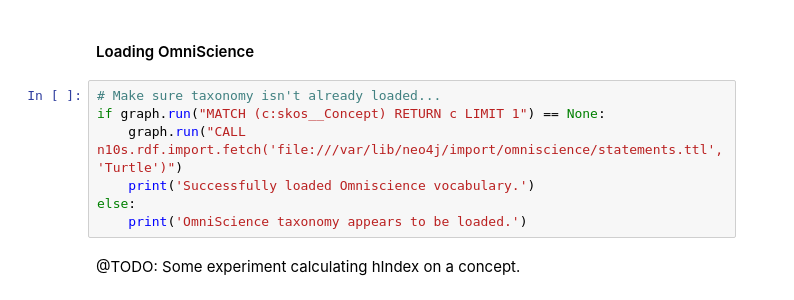
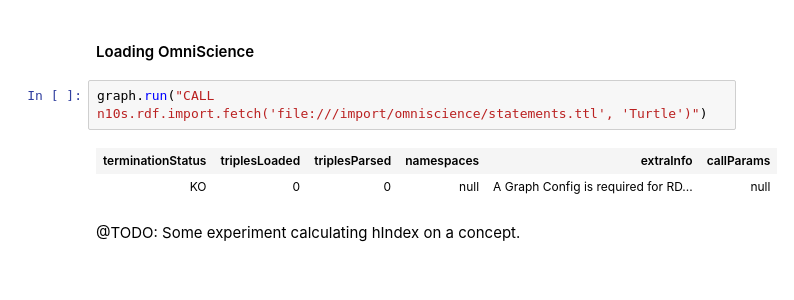
Before and after one commit to n-whitehead/kd-graph-playground, a Jupyter notebook: jupyter-lab/notebooks/0_Introduction_Graph_Setup.ipynb, the cells around one changed output. Saved outputs shown, nothing was run; the diff lists cells and outputs as text.

```diff
--- a/jupyter-lab/notebooks/0_Introduction_Graph_Setup.ipynb
+++ b/jupyter-lab/notebooks/0_Introduction_Graph_Setup.ipynb
@@ -35,13 +44,11 @@ if not graph.schema.get_uniqueness_constraints('Resource'):
 We will use `Neosemantics` to load a taxonomy in the existing bibliometric C-Graph database.
 # %% [markdown]
 #### Loading OmniScience
-# %%
-# Make sure taxonomy isn't already loaded...
-if graph.run("MATCH (c:skos__Concept) RETURN c LIMIT 1") == None:
-    graph.run("CALL n10s.rdf.import.fetch('file:///var/lib/neo4j/import/omniscience/statements.ttl', 'Turtle')")
-    print('Successfully loaded Omniscience vocabulary.')
-else:
-    print('OmniScience taxonomy appears to be loaded.')
+# %%
+graph.run("CALL n10s.rdf.import.fetch('file:///import/omniscience/statements.ttl', 'Turtle')")
+# %% [output]
+| terminationStatus | triplesLoaded | triplesParsed | namespaces | extraInfo | callParams |
+| KO | 0 | 0 | null | A Graph Config is required for RD... | null |
 # %% [markdown]
 @TODO: Some experiment calculating hIndex on a concept.
 # %%
```
Also changed, not shown: parts of 3 cells of this notebook, 8 other files.
